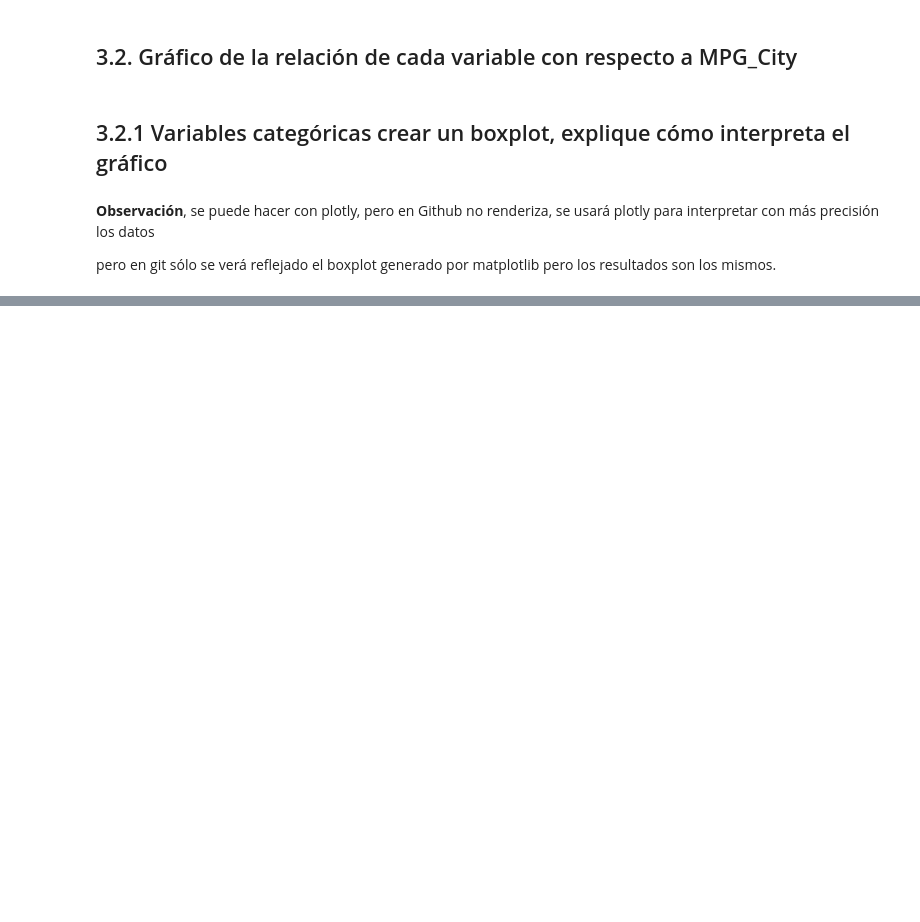
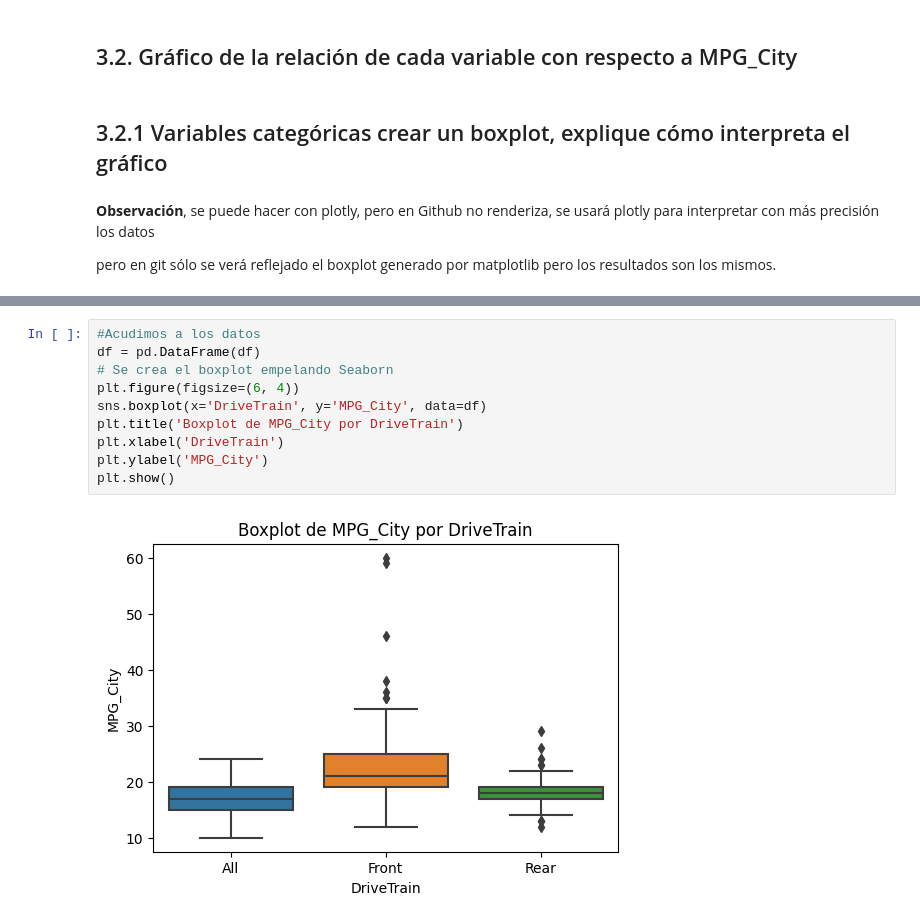
Before and after one commit to MiguelRiosT/Estadistica3_2023-2, a Jupyter notebook: Tarea1/src/notebook/Punto3.ipynb, the cells around one changed output, grey strips where cells are left out. Cells and saved outputs as stored; diff of their text form; blank space fills up the shorter version.

```diff
--- a/Tarea1/src/notebook/Punto3.ipynb
+++ b/Tarea1/src/notebook/Punto3.ipynb
@@ -527,0 +510,12 @@ fig.show()
+# %%
+#Acudimos a los datos
+df = pd.DataFrame(df)
+# Se crea el boxplot empelando Seaborn
+plt.figure(figsize=(6, 4))
+sns.boxplot(x='DriveTrain', y='MPG_City', data=df)
+plt.title('Boxplot de MPG_City por DriveTrain')
+plt.xlabel('DriveTrain')
+plt.ylabel('MPG_City')
+plt.show()
+# %% [output]
+[figure, added]
```
Also changed, not shown: parts of 11 cells of this notebook.
